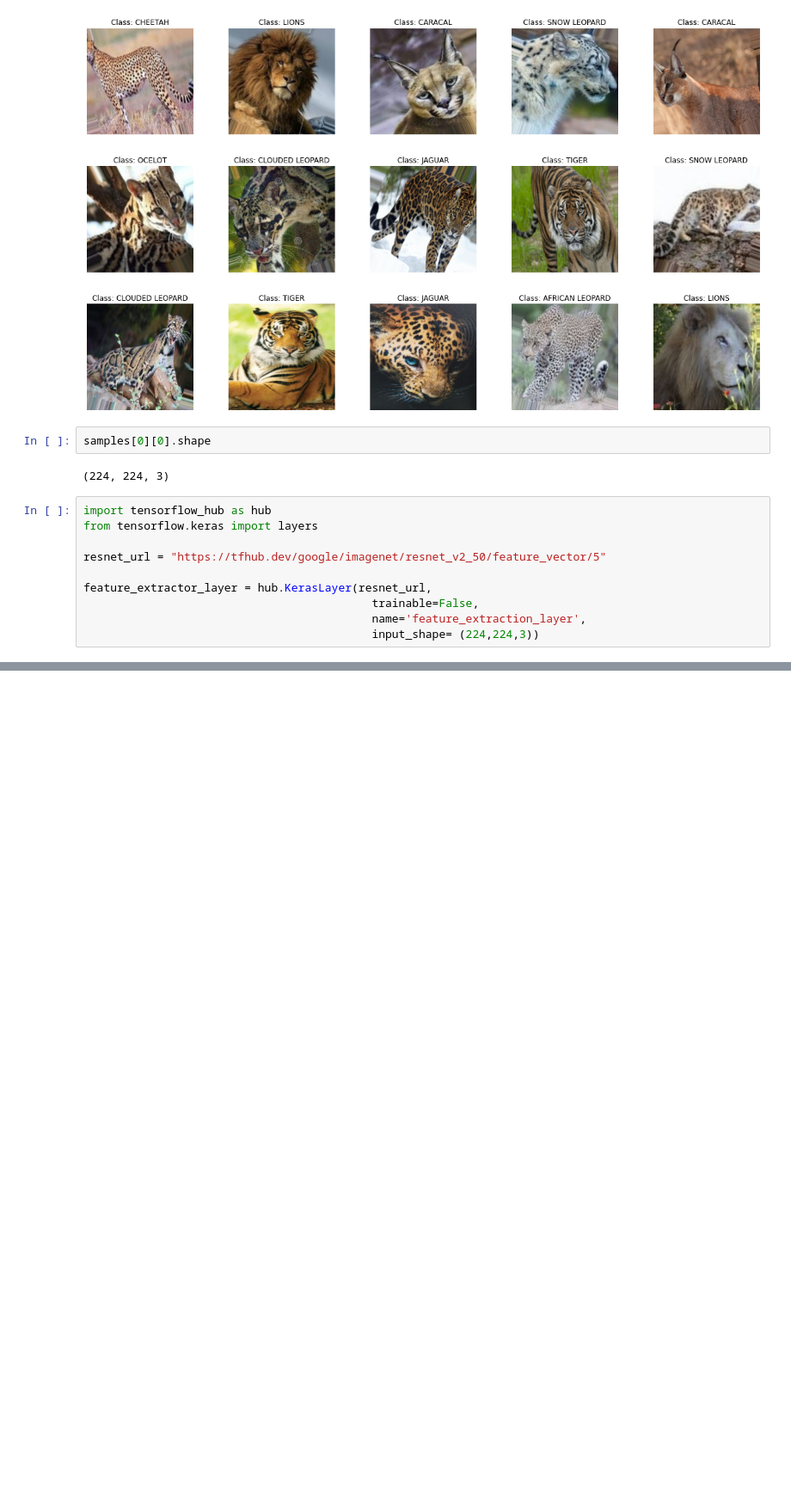
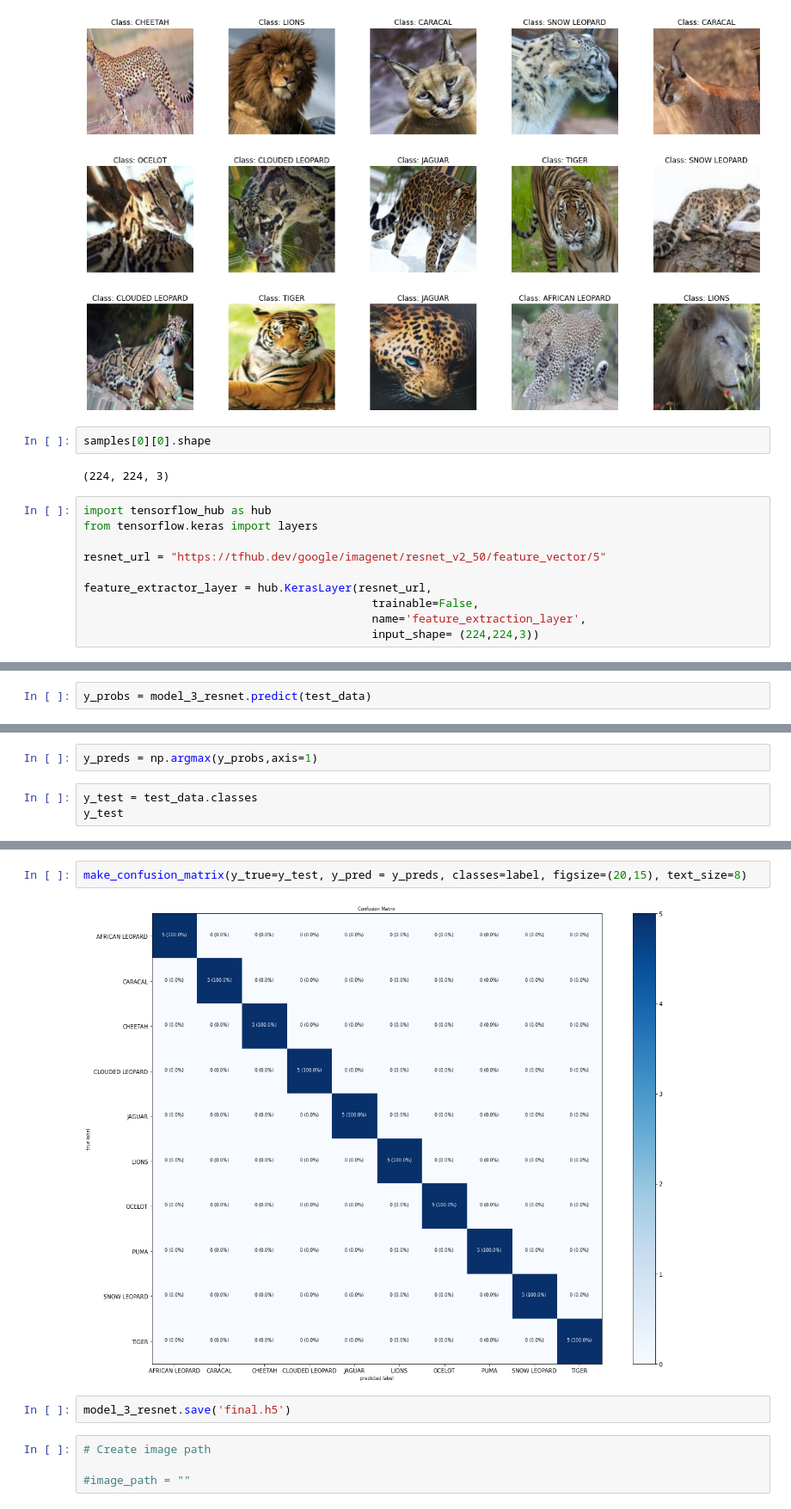
Before and after one commit to justin-donnelly/CNN_Big_Cat_Classification, a Jupyter notebook: code.ipynb, the cells around one changed output, grey strips where cells are left out. Shown at 86% size. Saved outputs shown, nothing was run; the diff lists cells and outputs as text; blank space fills up the shorter version.

```diff
--- a/code.ipynb
+++ b/code.ipynb
@@ -107,0 +131,2 @@ KeyboardInterrupt:
+# %%
+y_probs = model_3_resnet.predict(test_data)
@@ -107,0 +135,5 @@ KeyboardInterrupt:
+# %%
+y_preds = np.argmax(y_probs,axis=1)
+# %%
+y_test = test_data.classes
+y_test
@@ -107,0 +207,10 @@ KeyboardInterrupt:
+# %%
+make_confusion_matrix(y_true=y_test, y_pred = y_preds, classes=label, figsize=(20,15), text_size=8)
+# %% [output]
+[figure, added]
+# %%
+model_3_resnet.save('final.h5')
+# %%
+# Create image path
+
+#image_path = ""
```
Also changed, not shown: parts of 8 cells of this notebook, 2 other files.
